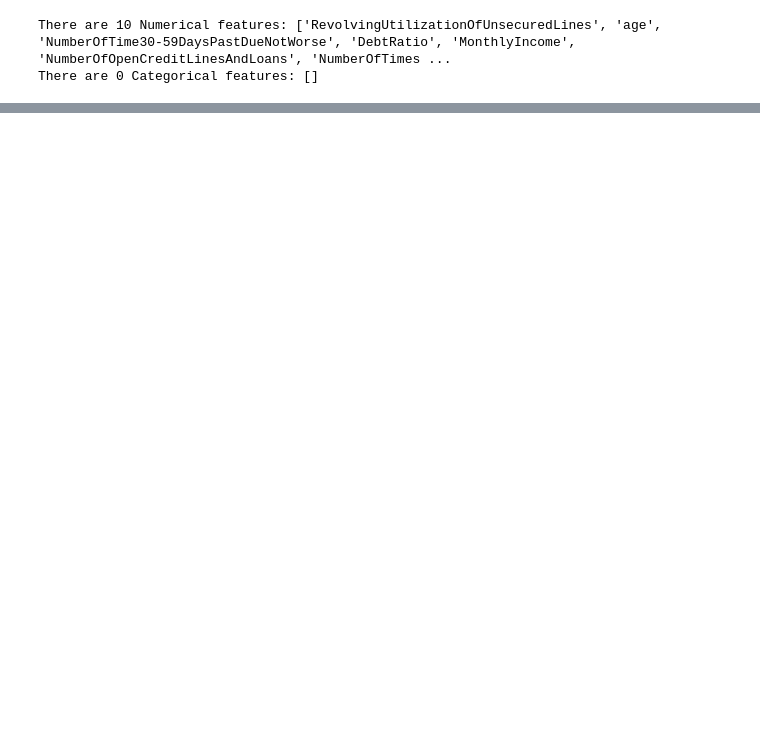
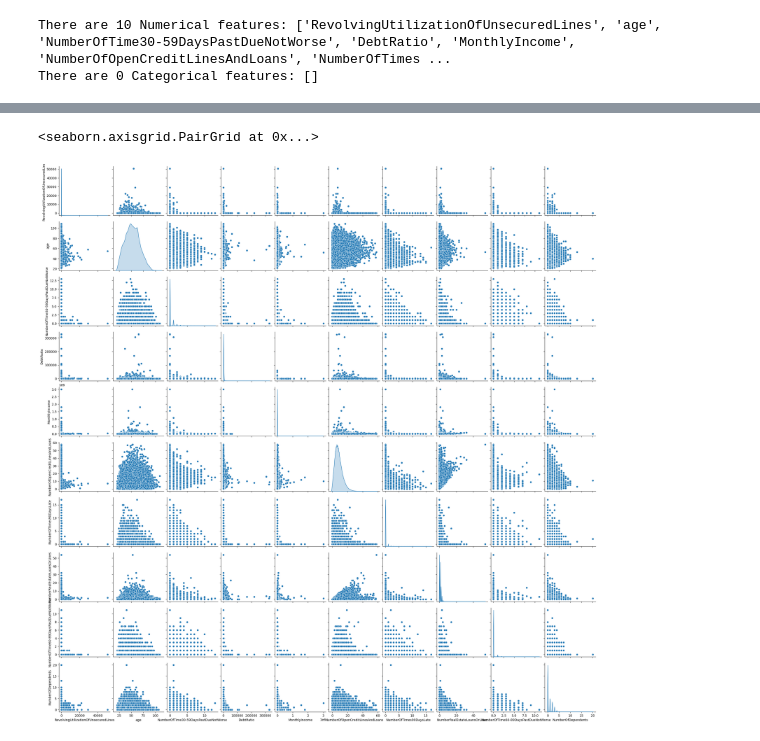
Before and after one commit to RSP004/Credit-Default-Risk-Prediction, a Jupyter notebook: 00 - Data_Exploration.ipynb, the cells around one changed output, grey strips where cells are left out. Cells and saved outputs as stored; diff of their text form; code cells hidden in the pictures; blank space fills up the shorter version.

```diff
--- a/00 - Data_Exploration.ipynb
+++ b/00 - Data_Exploration.ipynb
@@ -202,0 +297,5 @@ Factor NumberOfDependents outliers are values < -3.0 or > 4.0
+# %%
+sns.pairplot(df_train[num_cols], diag_kind='kde')
+# %% [output]
+<seaborn.axisgrid.PairGrid at 0x...>
+[figure, added]
```
Also changed, not shown: parts of 40 cells of this notebook.
